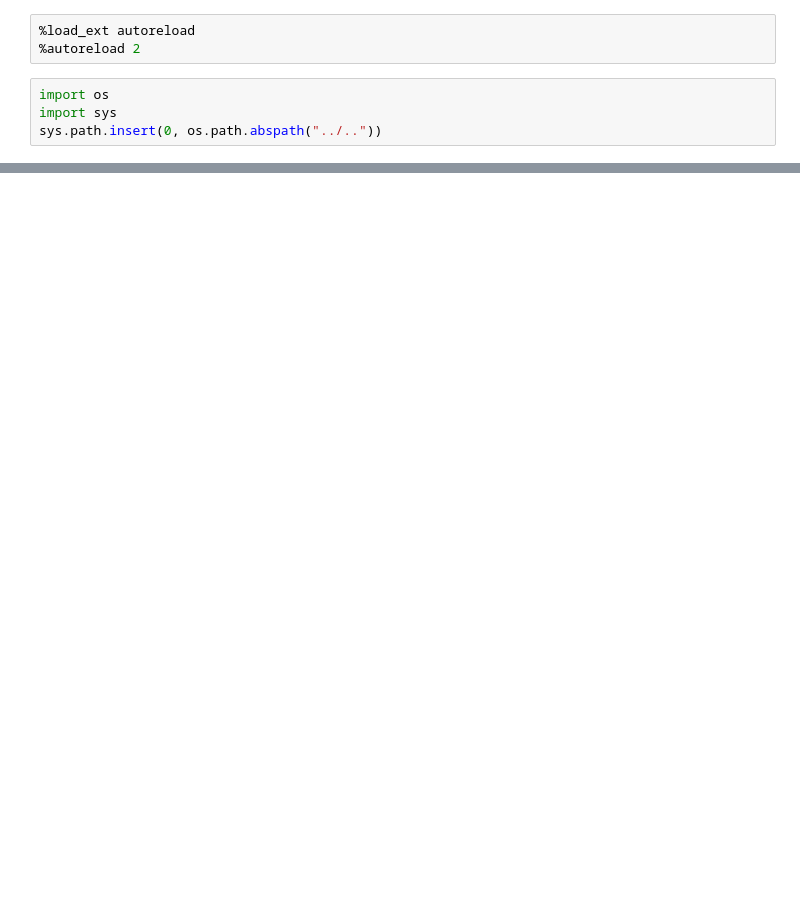
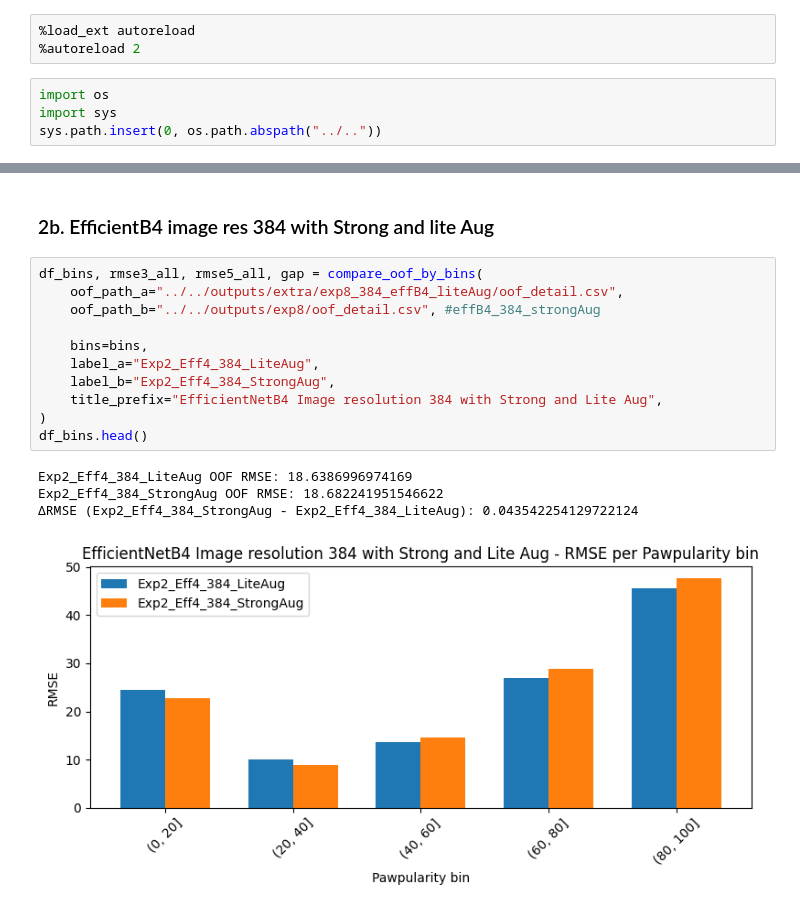
Before and after one commit to GhiasAli17/Petfinder-Pawpularity-Analysis, a Jupyter notebook: notebooks/stage_analysis_notebooks/stage1_ImageAugAndRes.ipynb, the cells around one changed output, grey strips where cells are left out. Saved outputs shown, nothing was run; the diff lists cells and outputs as text; blank space fills up the shorter version.

```diff
--- a/notebooks/stage_analysis_notebooks/stage1_ImageAugAndRes.ipynb
+++ b/notebooks/stage_analysis_notebooks/stage1_ImageAugAndRes.ipynb
@@ -63,0 +86,18 @@ df_bins.head()
+# %% [markdown]
+### 2b. EfficientB4 image res 384 with Strong and lite Aug
+# %%
+df_bins, rmse3_all, rmse5_all, gap = compare_oof_by_bins(
+    oof_path_a="../../outputs/extra/exp8_384_effB4_liteAug/oof_detail.csv",
+    oof_path_b="../../outputs/exp8/oof_detail.csv", #effB4_384_strongAug
+
+    bins=bins,
+    label_a="Exp2_Eff4_384_LiteAug",
+    label_b="Exp2_Eff4_384_StrongAug",
+    title_prefix="EfficientNetB4 Image resolution 384 with Strong and Lite Aug",
+)
+df_bins.head()
+# %% [output]
+Exp2_Eff4_384_LiteAug OOF RMSE: 18.6386996974169
+Exp2_Eff4_384_StrongAug OOF RMSE: 18.682241951546622
+ΔRMSE (Exp2_Eff4_384_StrongAug - Exp2_Eff4_384_LiteAug): 0.043542254129722124
+[figure, added]
```
Also changed, not shown: parts of 17 cells of this notebook, 6 other files.
